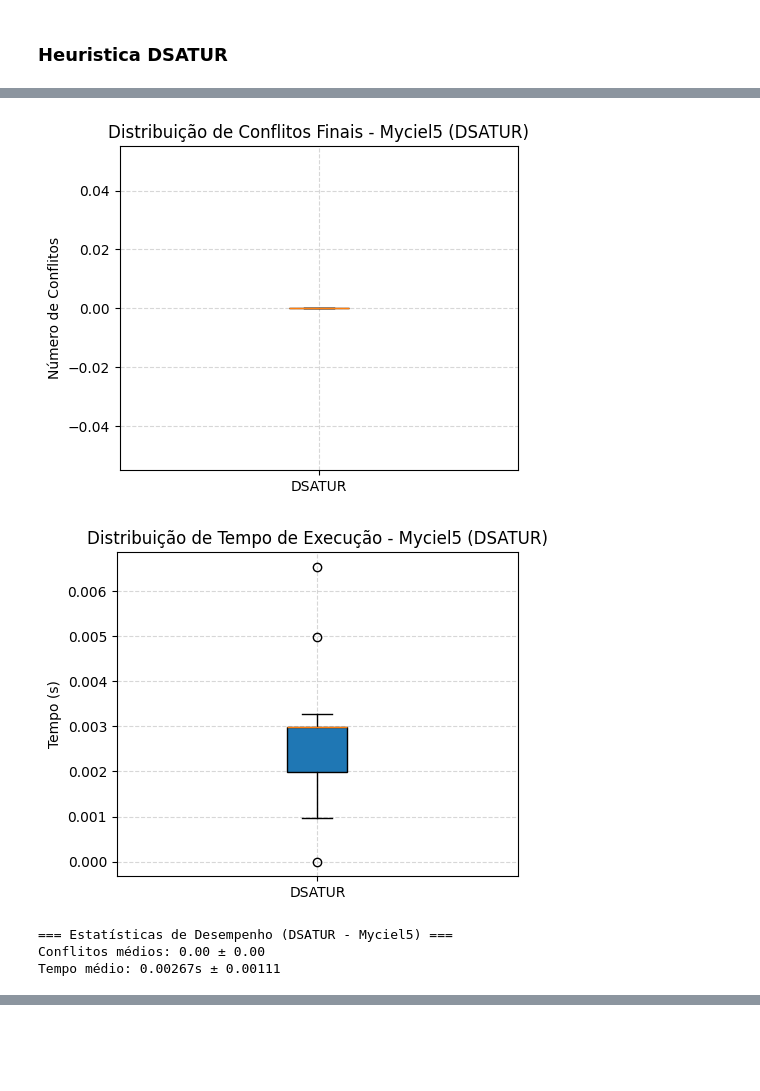
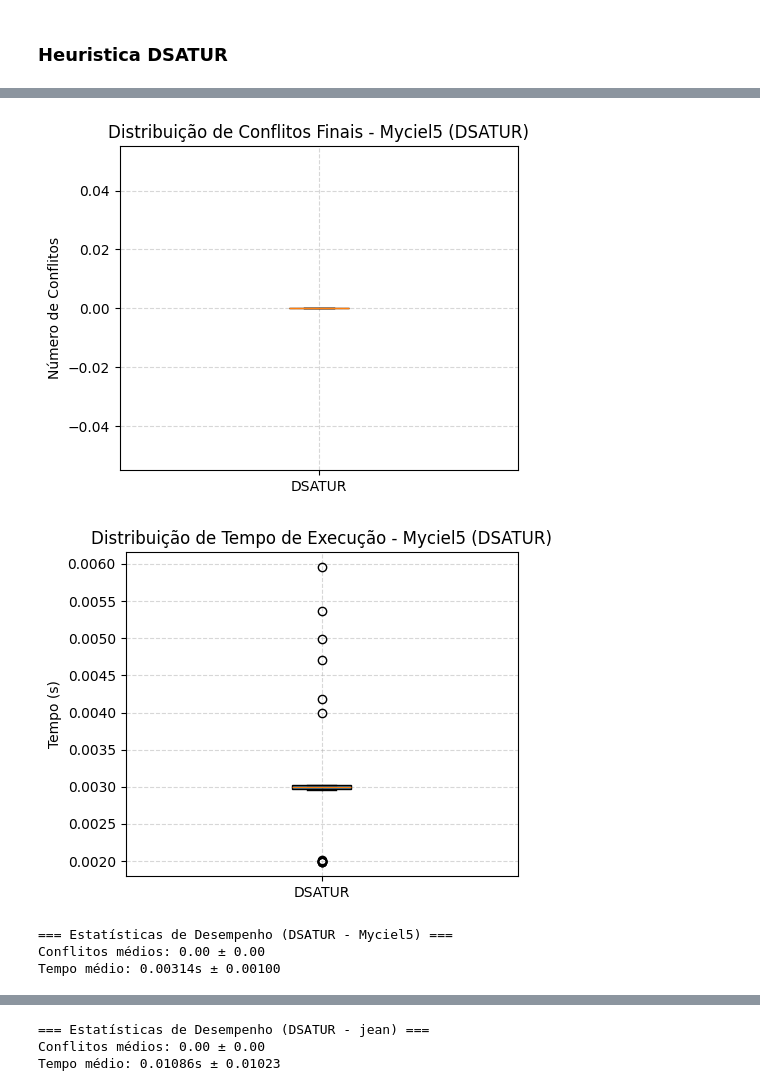
Before and after one commit to acpDaniel/graph-coloring, a Jupyter notebook: TP2_CSP_LocalSearch_GA.ipynb, the cells around one changed output, grey strips where cells are left out. Saved outputs shown, nothing was run; the diff lists cells and outputs as text; code cells hidden in the pictures; blank space fills up the shorter version.

Commit message:
ajuste na linha que pega cor disponivel do dsatur

```diff
--- a/TP2_CSP_LocalSearch_GA.ipynb
+++ b/TP2_CSP_LocalSearch_GA.ipynb
@@ -825,7 +808,7 @@ def dsatur(grafo, cores):
         vizinhos = grafo.get_neighbors(vertice_atual)
         cores_vizinhos = {coloracao[u] for u in vizinhos if u in coloracao}
 
-        cor_disponivel = next((cor for cor in cores if cor not in cores_vizinhos), random.choice(cores))
+        cor_disponivel = next((cor for cor in cores if cor not in cores_vizinhos),min(cores, key=lambda c: sum(1 for u in vizinhos if coloracao.get(u) == c)))
         coloracao[vertice_atual] = cor_disponivel
         nao_coloridos.remove(vertice_atual)
 
@@ -885,6 +868,5 @@ def testar_dsatur(grafo, cores, nome):
 
 
 testar_dsatur(grafo_myciel5, cores_myciel5, "Myciel5")
-# testar_dsatur(grafo_huck, cores_huck, "huck")
-#testar_dsatur(grafo_jean, cores_jean, "jean")
+testar_dsatur(grafo_jean, cores_jean, "jean")
 # %% [output]
@@ -892,5 +874,5 @@ testar_dsatur(grafo_myciel5, cores_myciel5, "Myciel5")
 [figure]
-[figure, old version]
+[figure, new version]
 === Estatísticas de Desempenho (DSATUR - Myciel5) ===
 Conflitos médios: 0.00 ± 0.00
-Tempo médio: 0.00267s ± 0.00111
+Tempo médio: 0.00314s ± 0.00100
@@ -896,0 +882,3 @@ Tempo médio: 0.00267s ± 0.00111
+=== Estatísticas de Desempenho (DSATUR - jean) ===
+Conflitos médios: 0.00 ± 0.00
+Tempo médio: 0.01086s ± 0.01023
```
Also changed, not shown: parts of 7 cells of this notebook, 1 other file.
